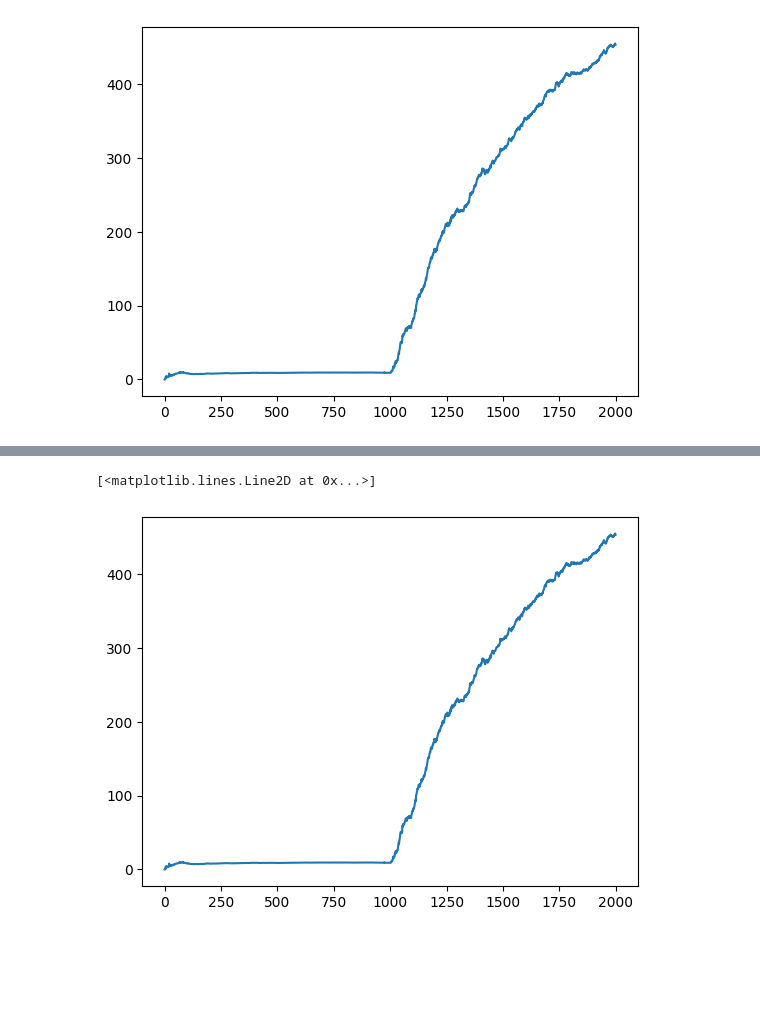
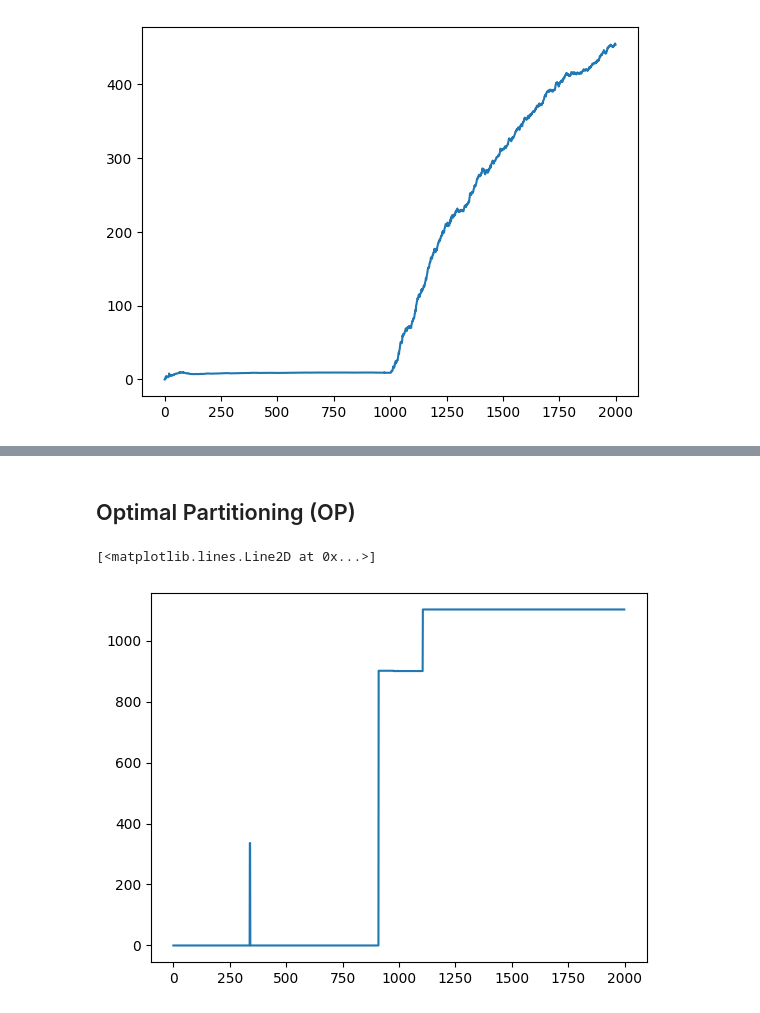
Before and after one commit to grosed/seqstats, a Jupyter notebook: notebooks/change-dection-v4.ipynb, the cells around one changed output, grey strips where cells are left out. Cells and saved outputs as stored; diff of their text form; code cells hidden in the pictures; blank space fills up the shorter version.

```diff
--- a/notebooks/change-dection-v4.ipynb
+++ b/notebooks/change-dection-v4.ipynb
@@ -130,4 +130,8 @@ def class_ordered_function(ordered) :
     def value(i) :
         nonlocal ordered
         return ordered[i]
-    return value,domain,cardinality
+    def push(val) :
+        nonlocal ordered
+        ordered.append(val)
+        return value,domain,cardinality,push
+    return value,domain,cardinality,push
@@ -182,5 +168,32 @@ F,domain_F,_ = class_ordered_function([v for v,_ in history])
-# %%
-plt.plot([F(i) for i in domain_F()])
-# %% [output]
-[<matplotlib.lines.Line2D at 0x...>]
-[figure, removed]
+# %% [markdown]
+## Optimal Partitioning (OP)
+# %%
+np.random.seed(1)
+Z = [float(z) for z in list(np.random.normal(0, 1, 900)) +
+    list(np.random.normal(1, 1, 200)) +
+    list(np.random.normal(0, 1, 900))]
+n = len(Z)
+trans = scale(mean(Z),stdev(Z))
+value,domain,cardinality,push = class_sumstats(n)
+value,domain,cardinality = rcost = class_right_cost(class_normal_mean_segment_cost((value,domain,cardinality)))
+
+
+history = list()
+F,domain_F,cardinality_F,push_F = class_ordered_function(deque([],maxlen=n))
+cpts,domain_cpts,cardinality_cpts,push_cpts = class_ordered_function(deque([],maxlen=n))
+beta = 2*log(len(Z))
+for z in Z :
+    push(trans(z))
+    value,domain,cardinality = cost = class_left_right_cost((F,domain_F,cardinality_F),rcost)
+    severity,location = split(cost)
+    if severity > beta :
+        push_F(value(location) + beta)
+        push_cpts(location)
+    else :
+        push_F(value(0))
+        push_cpts(0)
+# %%
+plt.plot([cpts(i) for i in domain_cpts()])
+# %% [output]
+[<matplotlib.lines.Line2D at 0x...>]
+[figure, added]
```
Also changed, not shown: parts of 8 cells of this notebook.
